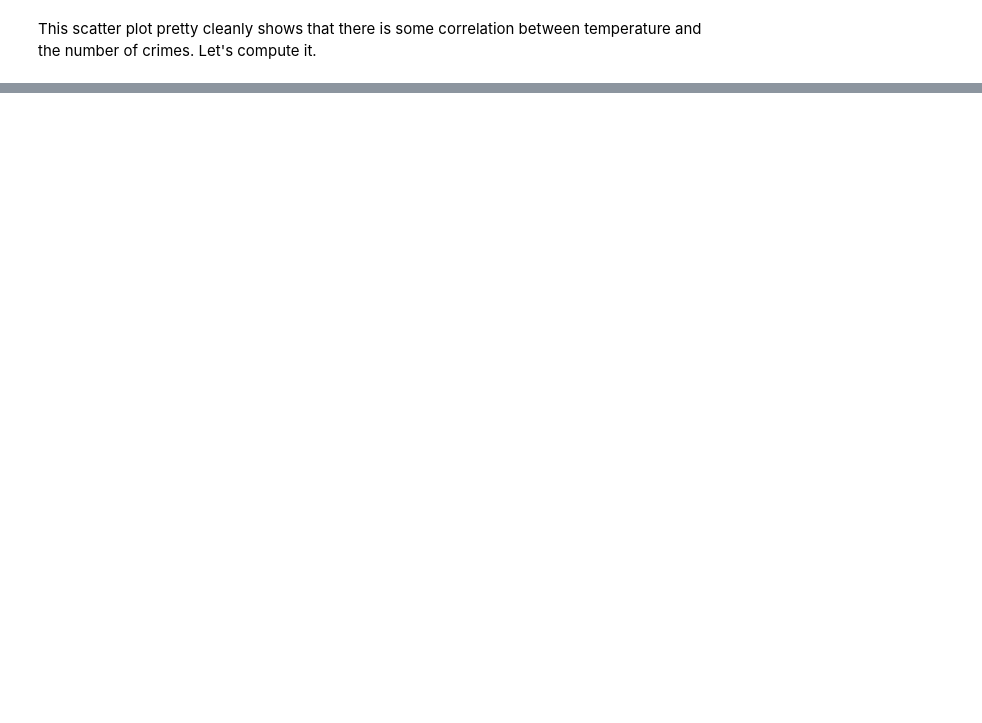
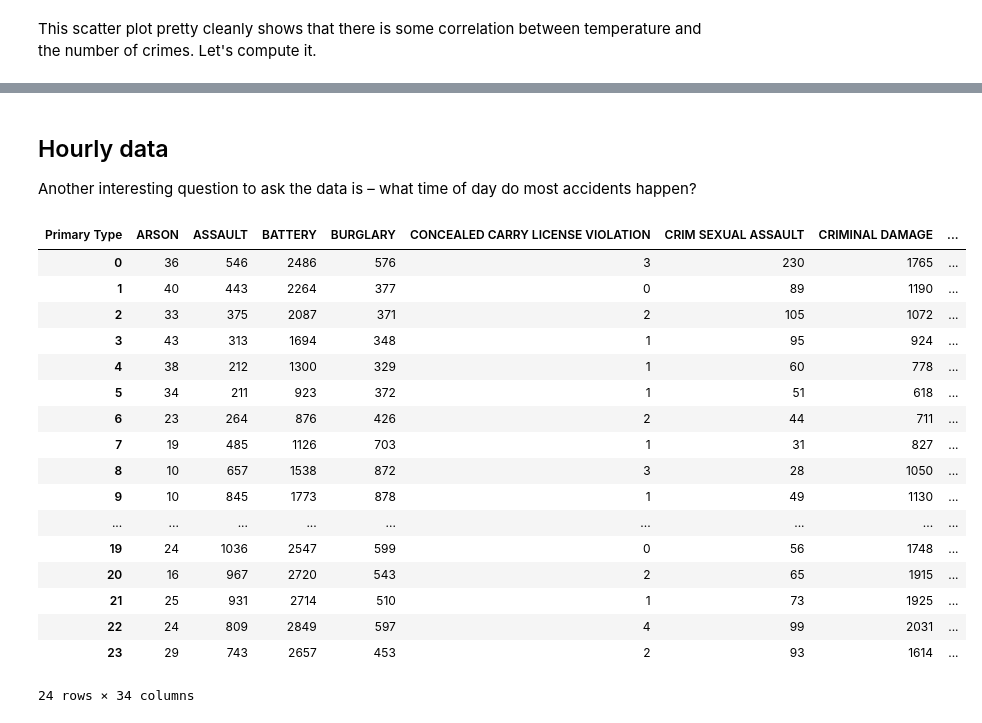
Before and after one commit to PacktPublishing/Jupyter-Notebook-for-Data-Science, a Jupyter notebook: chicago_crime_and_weather.ipynb, the cells around one changed output, grey strips where cells are left out. Cells and saved outputs as stored; diff of their text form; code cells hidden in the pictures; blank space fills up the shorter version.

```diff
--- a/chicago_crime_and_weather.ipynb
+++ b/chicago_crime_and_weather.ipynb
@@ -207,0 +324,26 @@ hourly_crimes2016.plot()
+# %% [markdown]
+## Hourly data
+
+Another interesting question to ask the data is – what time of day do most accidents happen?
+# %%
+crimes_by_hour = crimes_by_type.groupby(crimes_by_type.index.hour).sum()
+crimes_by_hour
+# %% [output]
+| Primary Type | ARSON | ASSAULT | BATTERY | BURGLARY | CONCEALED CARRY LICENSE VIOLATION | CRIM SEXUAL ASSAULT | CRIMINAL DAMAGE | ... |
+| 0 | 36 | 546 | 2486 | 576 | 3 | 230 | 1765 | ... |
+| 1 | 40 | 443 | 2264 | 377 | 0 | 89 | 1190 | ... |
+| 2 | 33 | 375 | 2087 | 371 | 2 | 105 | 1072 | ... |
+| 3 | 43 | 313 | 1694 | 348 | 1 | 95 | 924 | ... |
+| 4 | 38 | 212 | 1300 | 329 | 1 | 60 | 778 | ... |
+| 5 | 34 | 211 | 923 | 372 | 1 | 51 | 618 | ... |
+| 6 | 23 | 264 | 876 | 426 | 2 | 44 | 711 | ... |
+| 7 | 19 | 485 | 1126 | 703 | 1 | 31 | 827 | ... |
+| 8 | 10 | 657 | 1538 | 872 | 3 | 28 | 1050 | ... |
+| 9 | 10 | 845 | 1773 | 878 | 1 | 49 | 1130 | ... |
+| ... | ... | ... | ... | ... | ... | ... | ... | ... |
+| 19 | 24 | 1036 | 2547 | 599 | 0 | 56 | 1748 | ... |
+| 20 | 16 | 967 | 2720 | 543 | 2 | 65 | 1915 | ... |
+| 21 | 25 | 931 | 2714 | 510 | 1 | 73 | 1925 | ... |
+| 22 | 24 | 809 | 2849 | 597 | 4 | 99 | 2031 | ... |
+| 23 | 29 | 743 | 2657 | 453 | 2 | 93 | 1614 | ... |
+24 rows × 34 columns
```
Also changed, not shown: parts of 22 cells of this notebook.
